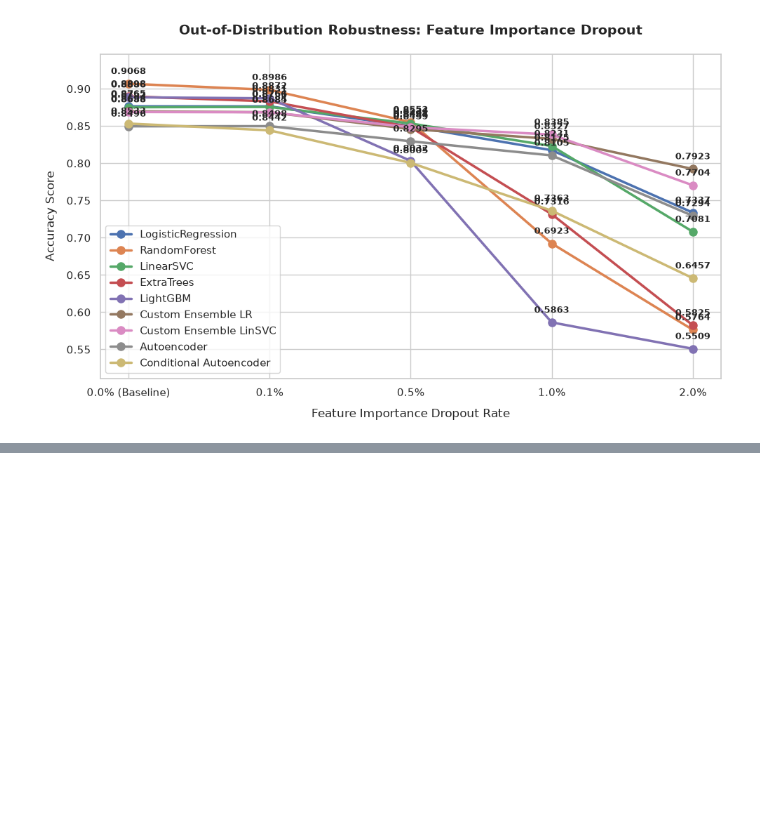
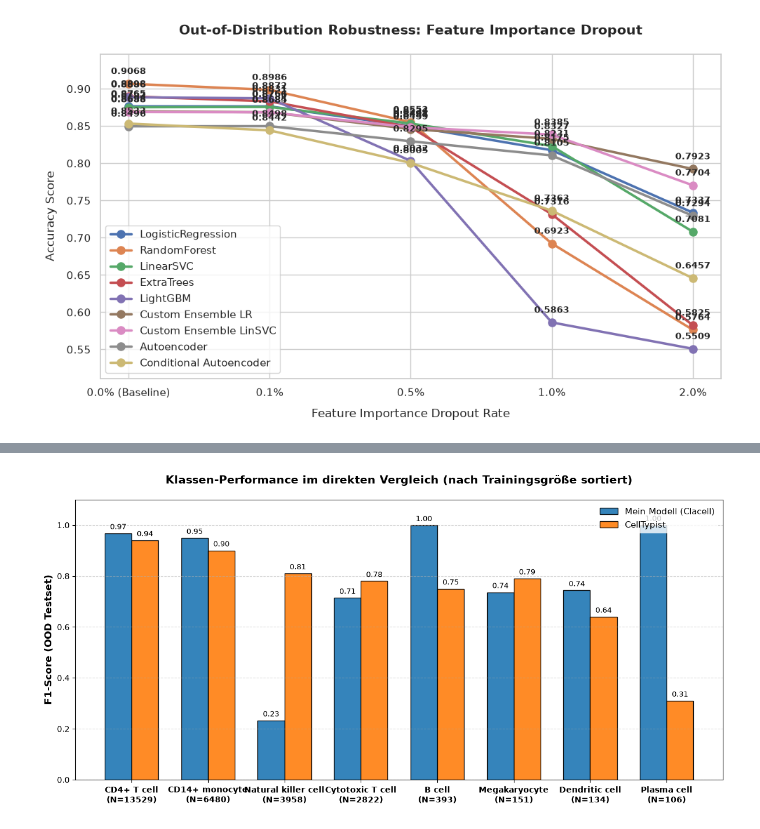
Before and after one commit to Boolean-true/CLACELL, a Jupyter notebook: evaluation/plot_robustness_results.ipynb, the cells around one changed output, grey strips where cells are left out. Cells and saved outputs as stored; diff of their text form; code cells hidden in the pictures; blank space fills up the shorter version.

```diff
--- a/evaluation/plot_robustness_results.ipynb
+++ b/evaluation/plot_robustness_results.ipynb
@@ -106,0 +212,46 @@ plt.show()
+# %%
+import matplotlib.pyplot as plt
+import numpy as np
+
+cell_types = ['CD4+ T cell', 'CD14+ monocyte', 'Natural killer cell', 'Cytotoxic T cell', 'B cell', 'Megakaryocyte', 'Dendritic cell', 'Plasma cell']
+support_train = [13529, 6480, 3958, 2822, 393, 151, 134, 106]
+f1_scores = [0.9676, 0.9492, 0.2325, 0.714, 0.9992, 0.7362, 0.7435, 1.0]
+
+f1_celltypist_mock  = [0.94, 0.90, 0.81, 0.78, 0.75, 0.79, 0.64, 0.31]
+
+x_labels = [f"{cell}\n(N={sup})" for cell, sup in zip(cell_types, support_train)]
+
+x = np.arange(len(cell_types))
+width = 0.35
+
+fig, ax = plt.subplots(figsize=(12, 6))
+
+rects1 = ax.bar(x - width/2, f1_scores, width, label='Mein Modell (Clacell)', color='#1f77b4', edgecolor='black', alpha=0.9)
+rects2 = ax.bar(x + width/2, f1_celltypist_mock, width, label='CellTypist', color='#ff7f0e', edgecolor='black', alpha=0.9)
+
+ax.set_ylabel('F1-Score (OOD Testset)', fontsize=12, weight='bold')
+ax.set_title('Klassen-Performance im direkten Vergleich (nach Trainingsgröße sortiert)', fontsize=14, pad=20, weight='bold')
+ax.set_xticks(x)
+ax.set_xticklabels(x_labels, fontsize=10, weight='bold')
+ax.set_ylim(0, 1.1)
+
+ax.grid(axis='y', linestyle='--', alpha=0.5)
+
+ax.legend(loc='upper right', fontsize=11, frameon=True, facecolor='white', edgecolor='none')
+
+def autolabel(rects):
+    for rect in rects:
+        height = rect.get_height()
+        ax.annotate(f'{height:.2f}',
+                    xy=(rect.get_x() + rect.get_width() / 2, height),
+                    xytext=(0, 3),
+                    textcoords="offset points",
+                    ha='center', va='bottom', fontsize=9)
+
+autolabel(rects1)
+autolabel(rects2)
+
+plt.tight_layout()
+plt.show()
+# %% [output]
+[figure, added]
```
Also changed, not shown: parts of 5 cells of this notebook, 5 other files.
